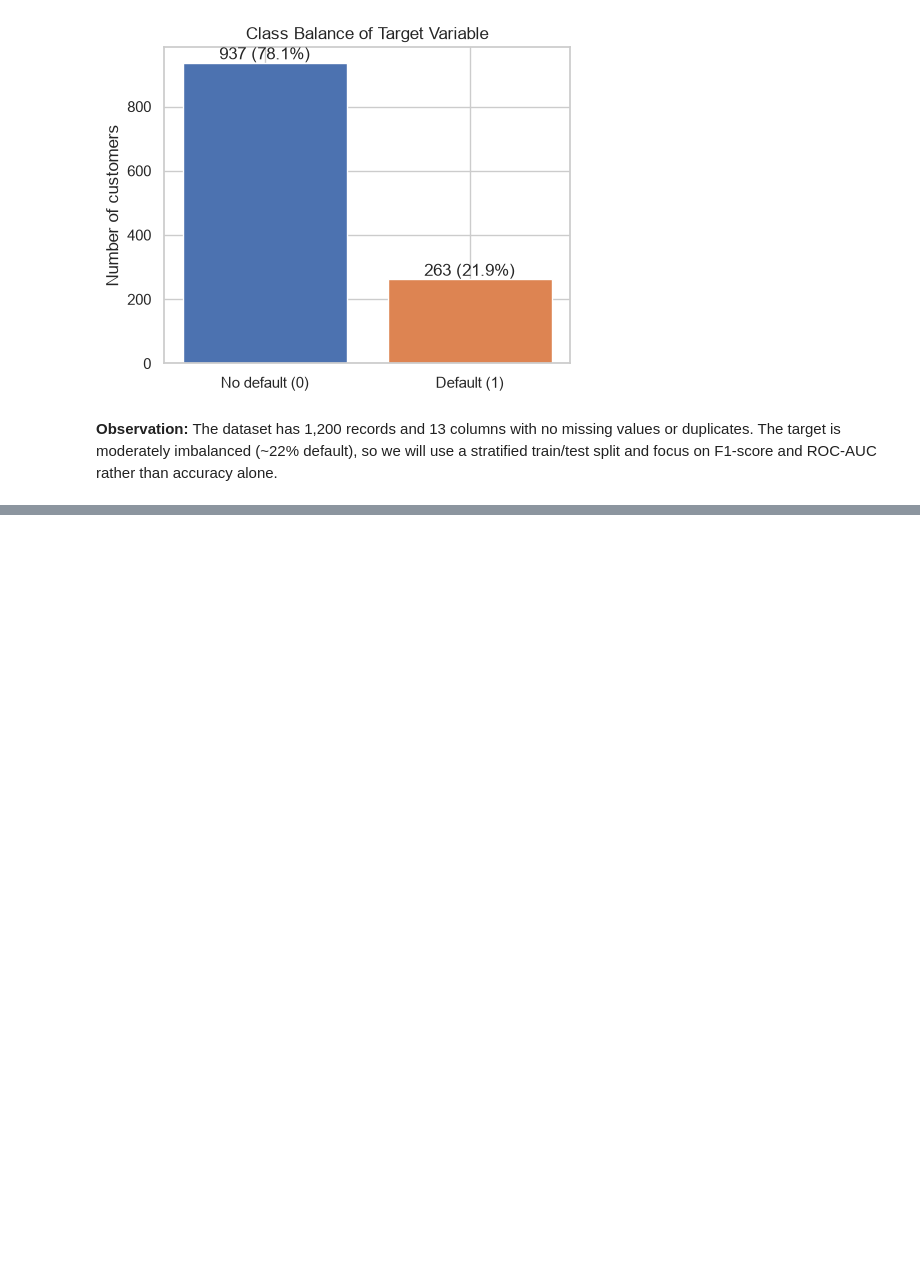
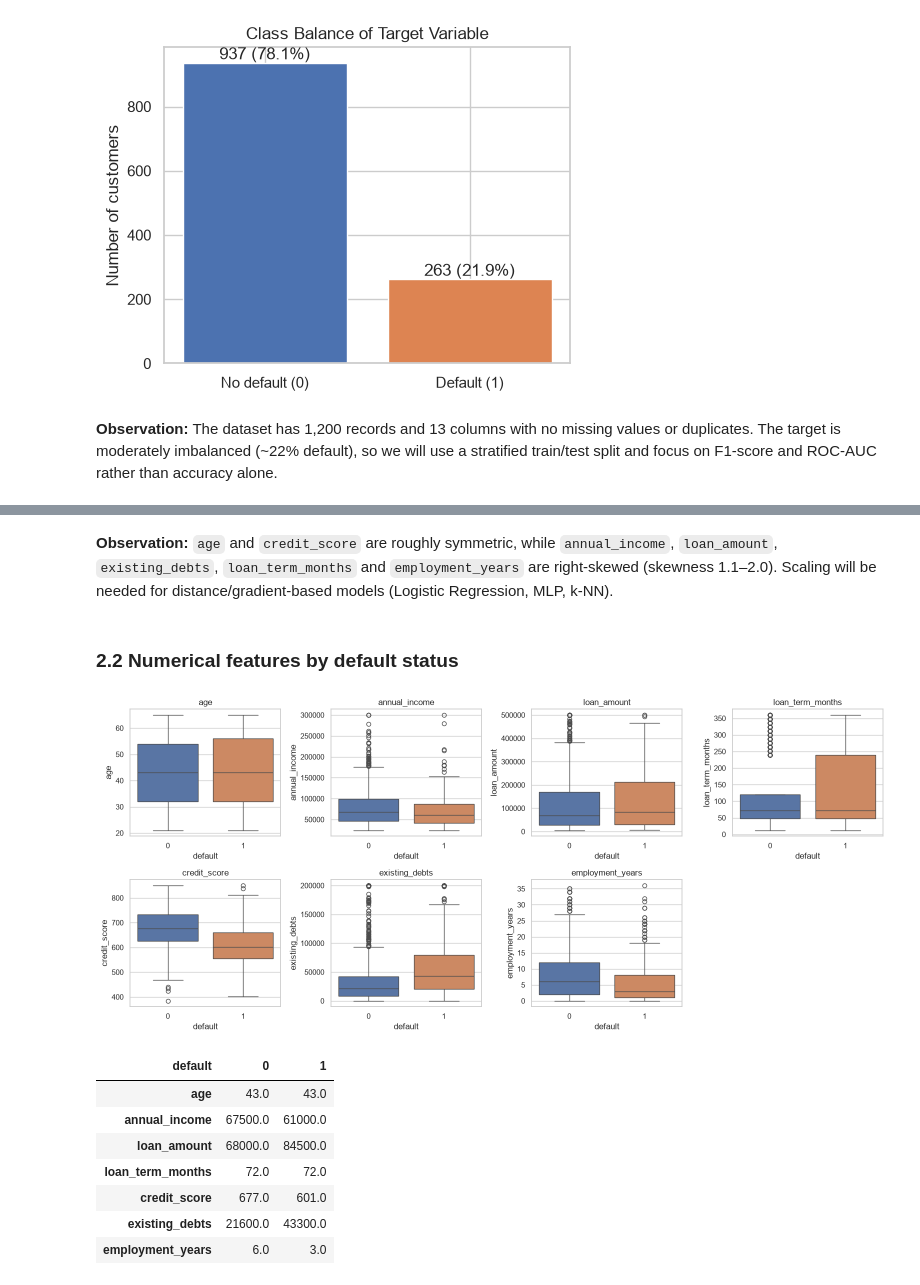
Before and after one commit to qist-tuah/wie3007-data-mining-project, a Jupyter notebook: notebooks/02_feature_engineering_eda.ipynb, the cells around one changed output, grey strips where cells are left out. Saved outputs shown, nothing was run; the diff lists cells and outputs as text; code cells hidden in the pictures; blank space fills up the shorter version.

```diff
--- a/notebooks/02_feature_engineering_eda.ipynb
+++ b/notebooks/02_feature_engineering_eda.ipynb
@@ -105,0 +137,29 @@ stratified train/test split and focus on F1-score and ROC-AUC rather than accura
+# %% [markdown]
+**Observation:** `age` and `credit_score` are roughly symmetric, while `annual_income`,
+`loan_amount`, `existing_debts`, `loan_term_months` and `employment_years` are
+right-skewed (skewness 1.1–2.0). Scaling will be needed for distance/gradient-based
+models (Logistic Regression, MLP, k-NN).
+# %% [markdown]
+### 2.2 Numerical features by default status
+# %%
+fig, axes = plt.subplots(2, 4, figsize=(16, 7))
+axes = axes.flatten()
+for ax, col in zip(axes, num_cols):
+    sns.boxplot(data=df, x="default", y=col, hue="default", legend=False, ax=ax)
+    ax.set_title(col)
+axes[-1].axis("off")
+plt.tight_layout()
+plt.savefig(FIG_DIR + "boxplots_by_default.png", dpi=150)
+plt.show()
+
+df.groupby("default")[num_cols].median().T
+# %% [output]
+[figure, added]
+| default | 0 | 1 |
+| age | 43.0 | 43.0 |
+| annual_income | 67500.0 | 61000.0 |
+| loan_amount | 68000.0 | 84500.0 |
+| loan_term_months | 72.0 | 72.0 |
+| credit_score | 677.0 | 601.0 |
+| existing_debts | 21600.0 | 43300.0 |
+| employment_years | 6.0 | 3.0 |
```
Also changed, not shown: parts of 13 cells of this notebook, 4 other files.
